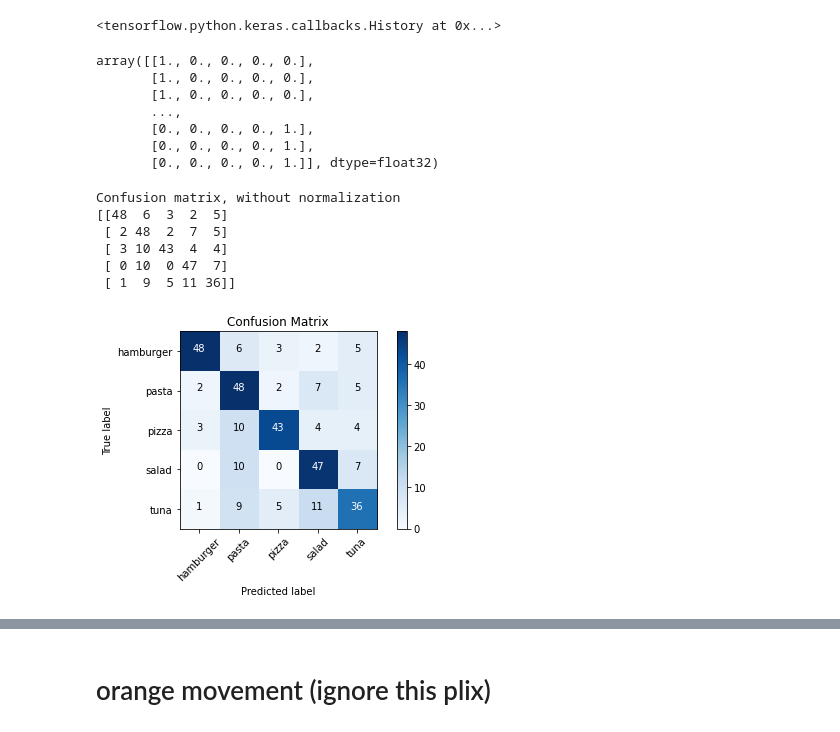
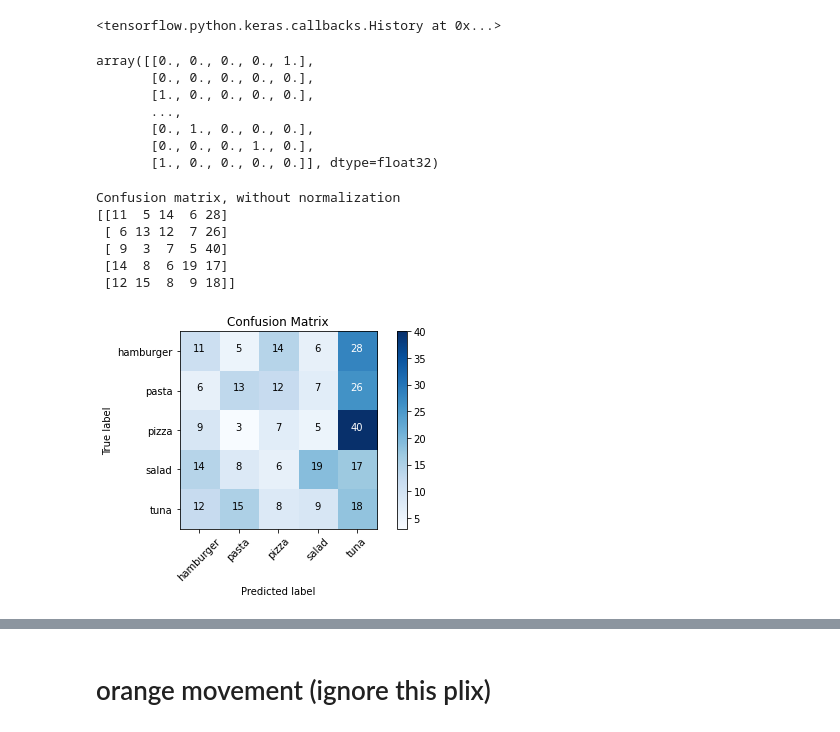
Before and after one commit to ComputerVisionTec/Actividad_Integradora_3, a Jupyter notebook: Actividad_Integradora_3.ipynb, the cells around one changed output, grey strips where cells are left out. Cells and saved outputs as stored; diff of their text form; code cells hidden in the pictures.

```diff
--- a/Actividad_Integradora_3.ipynb
+++ b/Actividad_Integradora_3.ipynb
@@ -323,0 +330,9 @@ KeyboardInterrupt:
+# %%
+train_batches_vgg = ImageDataGenerator(preprocessing_function=tf.keras.applications.vgg16.preprocess_input) \
+    .flow_from_directory(directory=train_path, target_size=(224,224), classes=classes, batch_size=10)
+
+valid_batches_vgg = ImageDataGenerator(preprocessing_function=tf.keras.applications.vgg16.preprocess_input) \
+    .flow_from_directory(directory=valid_path, target_size=(224,224), classes=classes, batch_size=10)
+
+test_batches_vgg = ImageDataGenerator(preprocessing_function=tf.keras.applications.vgg16.preprocess_input) \
+    .flow_from_directory(directory=test_path, target_size=(224,224), classes=classes, batch_size=10, shuffle=False)
@@ -385,9 +372,0 @@ classes=['hamburger','pasta','pizza','salad','tuna']
-# %%
-train_batches = ImageDataGenerator(preprocessing_function=tf.keras.applications.vgg16.preprocess_input) \
-    .flow_from_directory(directory=train_path, target_size=(224,224), classes=classes, batch_size=10)
-
-valid_batches = ImageDataGenerator(preprocessing_function=tf.keras.applications.vgg16.preprocess_input) \
-    .flow_from_directory(directory=valid_path, target_size=(224,224), classes=classes, batch_size=10)
-
-test_batches = ImageDataGenerator(preprocessing_function=tf.keras.applications.vgg16.preprocess_input) \
-    .flow_from_directory(directory=test_path, target_size=(224,224), classes=classes, batch_size=10, shuffle=False)
@@ -416,16 +391,16 @@ Epoch 5/5
 133/133 - 10s - loss: 0.4549 - accuracy: 0.8457 - val_loss: 0.8225 - val_accuracy: 0.7273
 <tensorflow.python.keras.callbacks.History at 0x...>
 # %%
-predictions = model.predict(x=test_batches, steps=len(test_batches), verbose=0)
+predictions = model.predict(x=test_batches_vgg, steps=len(test_batches_vgg), verbose=0)
 np.round(predictions)
 # %% [output]
-array([[1., 0., 0., 0., 0.],
-       [1., 0., 0., 0., 0.],
+array([[0., 0., 0., 0., 1.],
+       [0., 0., 0., 0., 0.],
        [1., 0., 0., 0., 0.],
        ...,
-       [0., 0., 0., 0., 1.],
-       [0., 0., 0., 0., 1.],
-       [0., 0., 0., 0., 1.]], dtype=float32)
+       [0., 1., 0., 0., 0.],
+       [0., 0., 0., 1., 0.],
+       [1., 0., 0., 0., 0.]], dtype=float32)
 # %%
 def plot_confusion_matrix(cm, classes,
                           normalize=False,
@@ -460,14 +435,14 @@ def plot_confusion_matrix(cm, classes,
     plt.ylabel('True label')
     plt.xlabel('Predicted label')
 # %%
-cm = confusion_matrix(y_true=test_batches.classes, y_pred=np.argmax(predictions, axis=-1))
+cm = confusion_matrix(y_true=classes, y_pred=np.argmax(predictions, axis=-1))
 cm_plot_labels = classes
 plot_confusion_matrix(cm=cm, classes=cm_plot_labels, title='Confusion Matrix')
 # %% [output]
 Confusion matrix, without normalization
-[[48  6  3  2  5]
- [ 2 48  2  7  5]
- [ 3 10 43  4  4]
- [ 0 10  0 47  7]
- [ 1  9  5 11 36]]
+[[11  5 14  6 28]
+ [ 6 13 12  7 26]
+ [ 9  3  7  5 40]
+ [14  8  6 19 17]
+ [12 15  8  9 18]]
-[figure, old version]
+[figure, new version]
```
Also changed, not shown: parts of 12 cells of this notebook.
